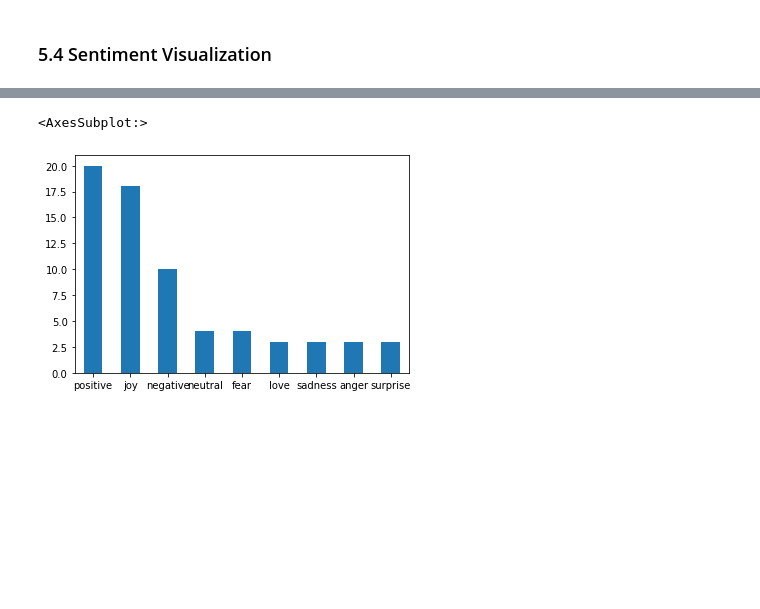
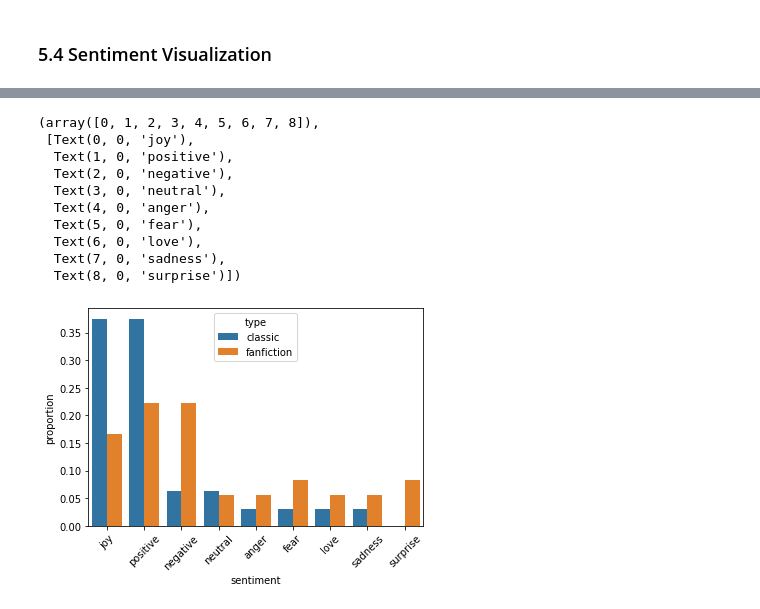
Before and after one commit to mpmccord/FanFicVsClassicLiterature, a Jupyter notebook: DC_Project_ClassicsVsFanfiction_Sentiment.ipynb, the cells around one changed output, grey strips where cells are left out. Drawn from its saved outputs; the diff is of its cells as text; code cells hidden in the pictures; blank space fills up the shorter version.

```diff
--- a/DC_Project_ClassicsVsFanfiction_Sentiment.ipynb
+++ b/DC_Project_ClassicsVsFanfiction_Sentiment.ipynb
@@ -572,6 +568,24 @@ sentiment_df
 68 rows × 3 columns
-# %%
-sentiment_df['sentiment'].value_counts().plot.bar(x='type', rot=0)
-# %% [output]
-<AxesSubplot:>
-[figure, removed]
+# %%
+x, y, hue = "sentiment", "proportion", "type"
+hue_order = ["classic", "fanfiction"]
+
+(sentiment_df[x]
+ .groupby(sentiment_df[hue])
+ .value_counts(normalize=True)
+ .rename(y)
+ .reset_index()
+ .pipe((sns.barplot, "data"), x=x, y=y, hue=hue))
+plt.xticks(rotation=45)
+# %% [output]
+(array([0, 1, 2, 3, 4, 5, 6, 7, 8]),
+ [Text(0, 0, 'joy'),
+  Text(1, 0, 'positive'),
+  Text(2, 0, 'negative'),
+  Text(3, 0, 'neutral'),
+  Text(4, 0, 'anger'),
+  Text(5, 0, 'fear'),
+  Text(6, 0, 'love'),
+  Text(7, 0, 'sadness'),
+  Text(8, 0, 'surprise')])
+[figure, added]
```
Also changed, not shown: parts of 17 cells of this notebook.
